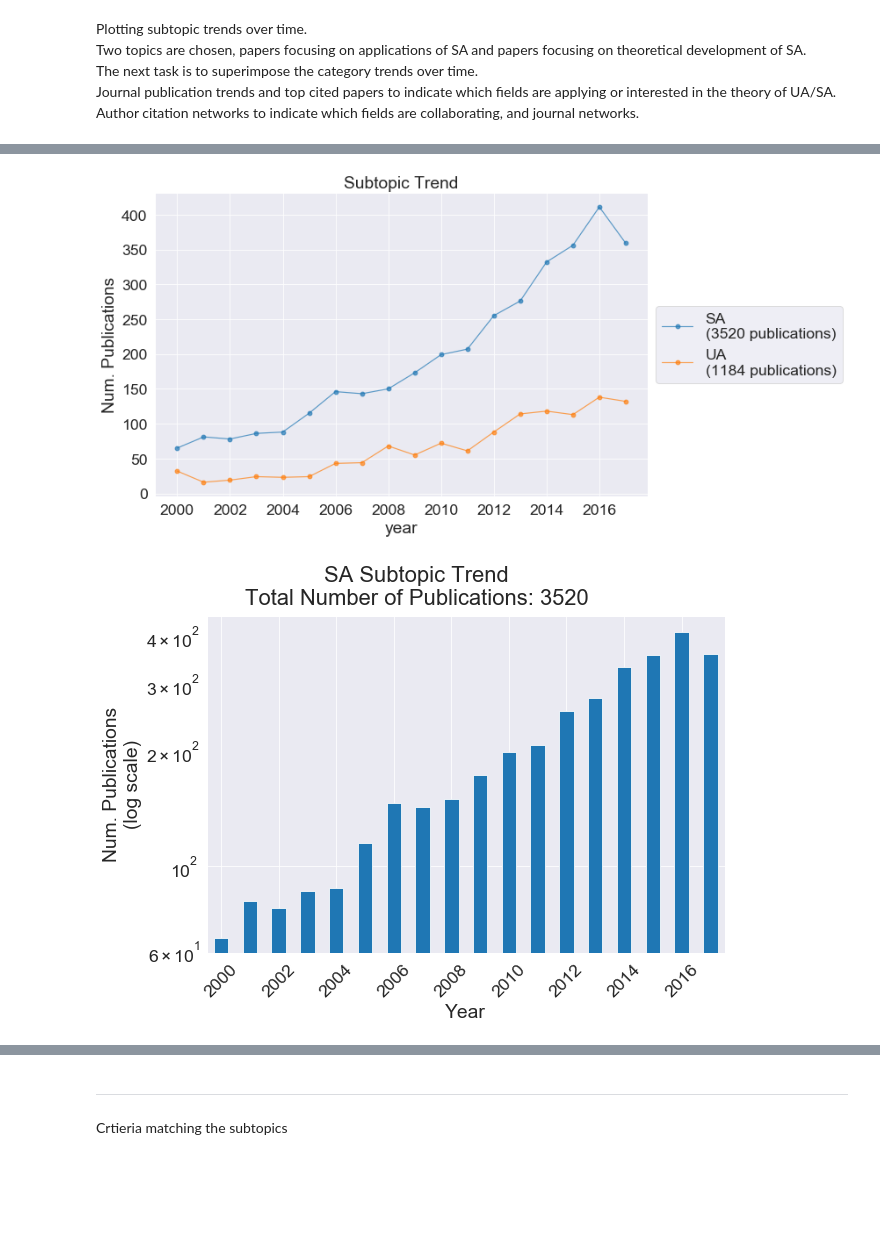
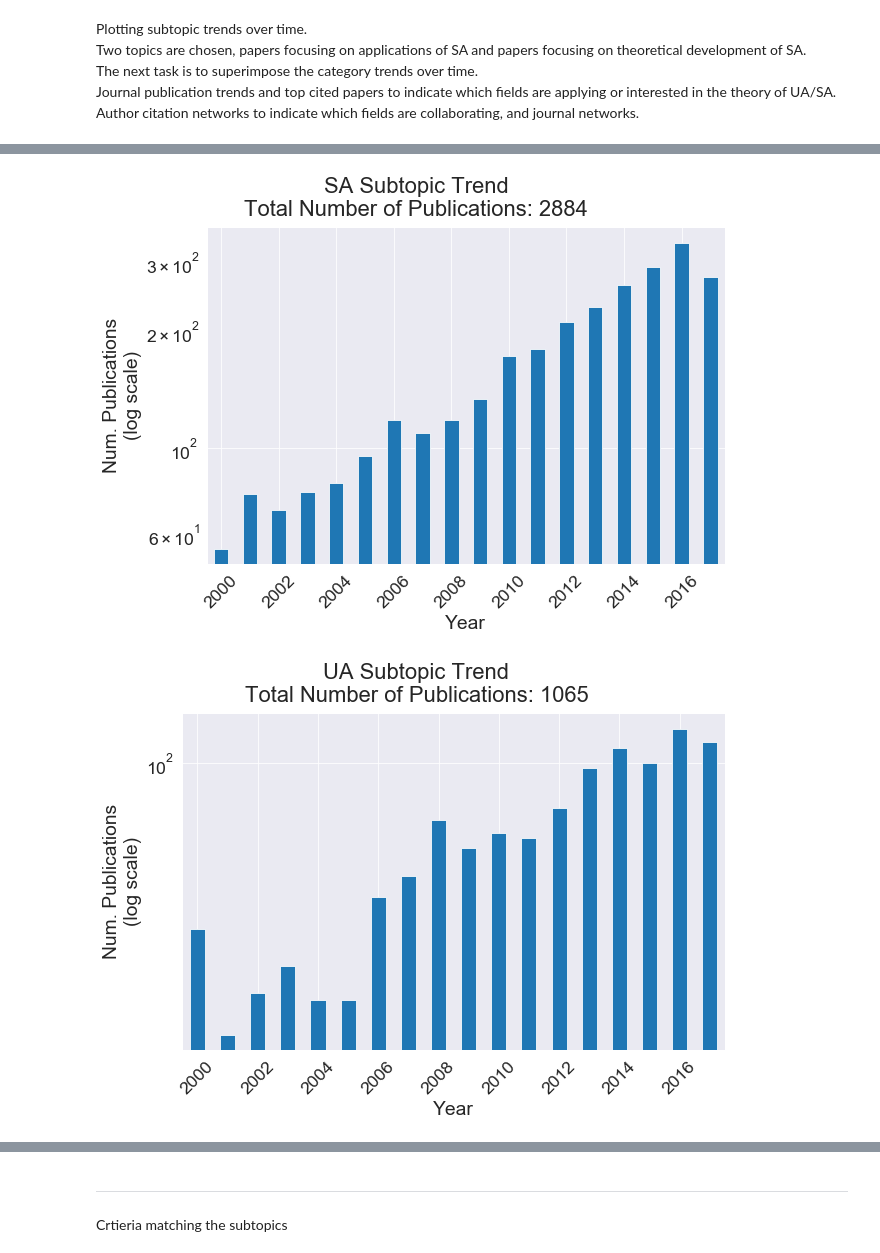
Before and after one commit to frog7/uasa-trends, a Jupyter notebook: notebooks/3c Topic modelling, keyword matching the subtopics -old.ipynb, the cells around one changed output, grey strips where cells are left out. Drawn from its saved outputs; the diff is of its cells as text; code cells hidden in the pictures; blank space fills up the shorter version.

Commit message:
Updated notebooks 1 - 3c to use common set up and updated wosis

```diff
--- a/notebooks/3c Topic modelling, keyword matching the subtopics -old.ipynb
+++ b/notebooks/3c Topic modelling, keyword matching the subtopics -old.ipynb
@@ -72,0 +62,11 @@ topics_combined_df.to_csv('../data/topics_combined.csv')
+# %%
+# from functools import reduce
+# topics_combined = reduce(lambda x, y: x + y, [model_param_rc, uncert_risk_rc])
+
+# topics_combined_df = wosis.rc_to_df(topics_combined)
+# topics_combined_df.to_csv('../data/topics_combined.csv')
+
+model_param_and_uncertainty =  model_param_rc + uncertainty_rc
+
+param_and_uncert_df = wosis.rc_to_df(model_param_and_uncertainty)
+param_and_uncert_df.to_csv('../data/param_and_uncert_combined.csv')
@@ -73,3 +75,3 @@ topics_combined_df.to_csv('../data/topics_combined.csv')
 # %%
-topics_combined_set = find_topics(topics_combined_df, num_topics=5)
+param_and_uncert_subtopics = wosis.find_topics(param_and_uncert_df, num_topics=5)
 # %% [output]
@@ -86,5 +88,3 @@ Two topics are chosen, papers focusing on applications of SA and papers focusing
 The next task is to superimpose the category trends over time. <br>
 Journal publication trends and top cited papers to indicate which fields are applying or interested in the theory of UA/SA. <br>
 Author citation networks to indicate which fields are collaborating, and journal networks.
-# %%
-wos_config = wosis.load_config('config.yml')
@@ -94,4 +91,10 @@ subtopic4 = topics_combined_set.get_topic_by_id(4)
 # %%
-sa_rc = wosis.extract_recs(subtopic1['id'], RC, name='SA')
-ua_rc = wosis.extract_recs(subtopic4['id'], RC, name='UA')
+# subtopic1 = topics_combined_set.get_topic_by_id(1)
+# subtopic4 = topics_combined_set.get_topic_by_id(4)
+
+SA_topic_df = param_and_uncert_subtopics.get_topic_by_id(1)
+UA_topic_df = param_and_uncert_subtopics.get_topic_by_id(3)
+
+sa_rc = wosis.extract_recs(SA_topic_df.id, RC, name='SA')
+ua_rc = wosis.extract_recs(UA_topic_df.id, RC, name='UA')
 # %%
@@ -101,8 +111,8 @@ wos_plot.plot_topic_trend([sa_rc, ua_rc], total_rc=topics_combined, title='Subto
 # %%
-wos_plot.plot_topic_trend([sa_rc, ua_rc], title='Subtopic Trend', save_plot_fn='figs/Subtopic Trend')
+wos_plot.plot_pub_trend(sa_rc, title='SA Subtopic Trend', save_plot_fn='figs/sa_trend_2000-2017.png')
 # %% [output]
-[figure, old version]
+[figure, new version]
 # %%
-wos_plot.plot_pub_trend(sa_rc, title='SA Subtopic Trend', save_plot_fn='figs/sa_trend_2000-2016.png')
+wos_plot.plot_pub_trend(ua_rc, title='UA Subtopic Trend', save_plot_fn='figs/ua_trend_2000-2017.png')
 # %% [output]
-[figure, old version]
+[figure, new version]
```
Also changed, not shown: parts of 50 cells of this notebook, 6 other files.
